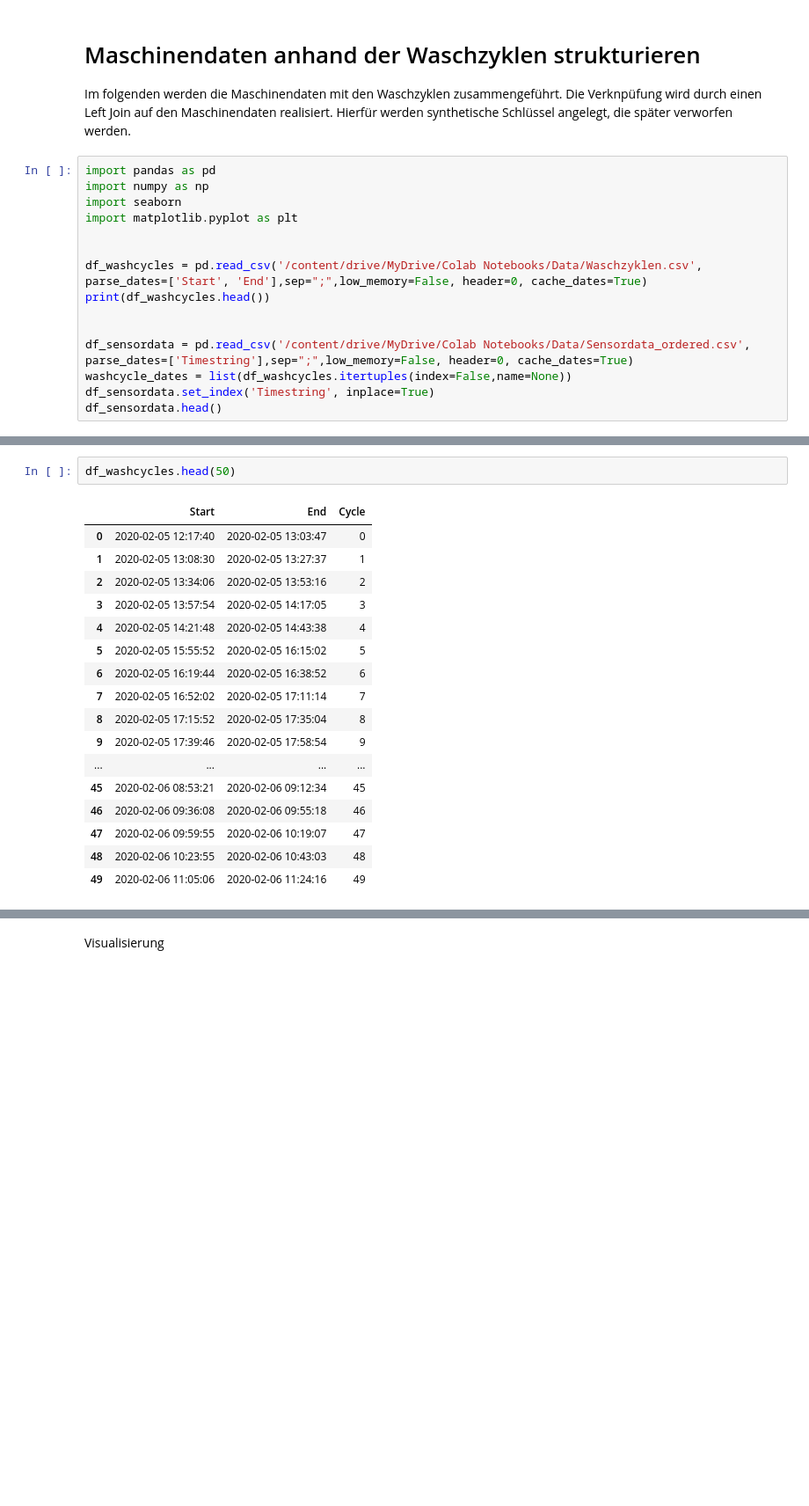
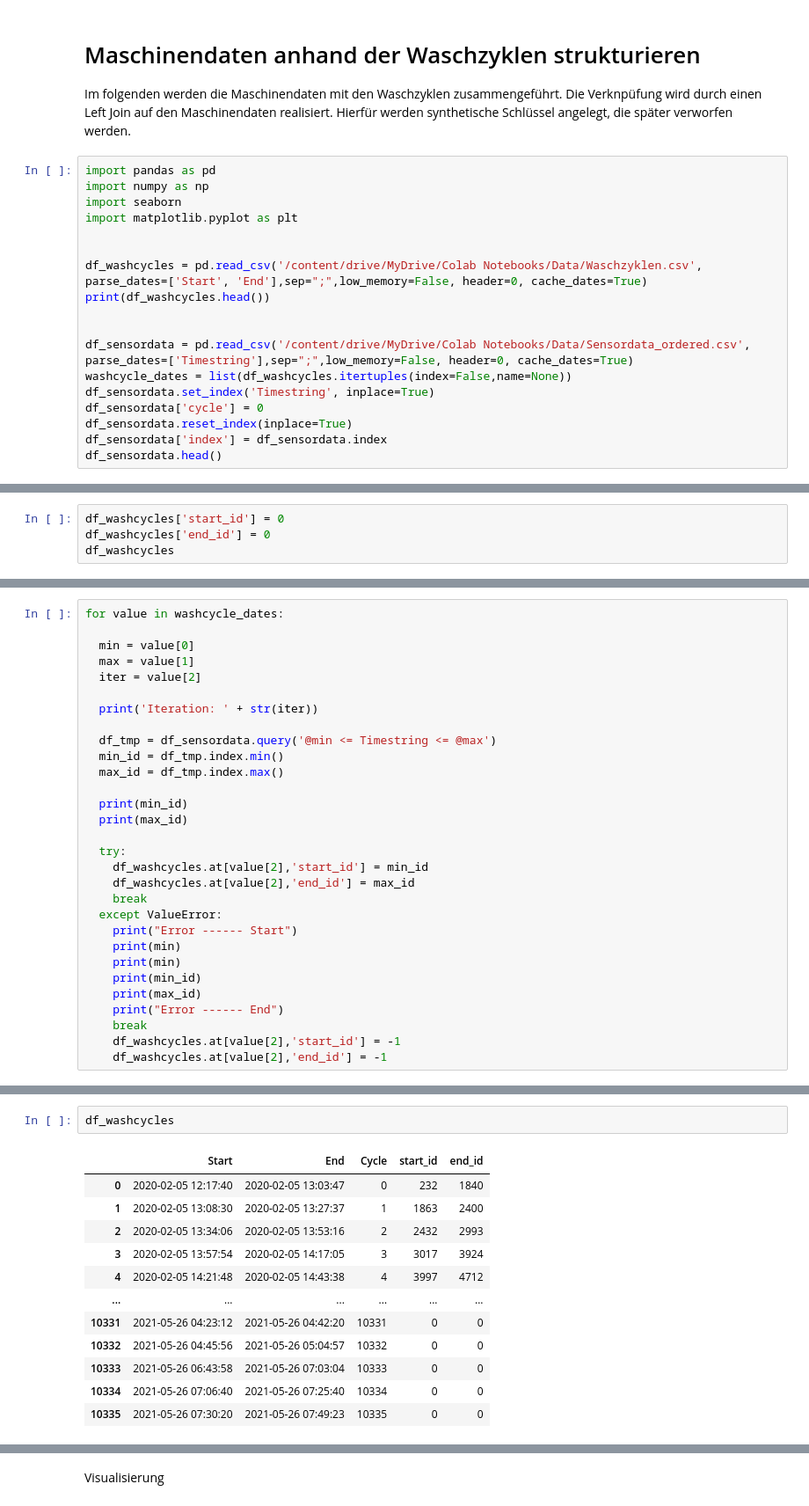
Before and after one commit to svenpete/Adressbuch, a Jupyter notebook: BvL.ipynb, the cells around one changed output, grey strips where cells are left out. Shown at 88% size. Cells and saved outputs as stored; diff of their text form; blank space fills up the shorter version.

```diff
--- a/BvL.ipynb
+++ b/BvL.ipynb
@@ -450,6 +477,9 @@ print(df_washcycles.head())
 df_sensordata = pd.read_csv('/content/drive/MyDrive/Colab Notebooks/Data/Sensordata_ordered.csv', parse_dates=['Timestring'],sep=";",low_memory=False, header=0, cache_dates=True)
 washcycle_dates = list(df_washcycles.itertuples(index=False,name=None))
 df_sensordata.set_index('Timestring', inplace=True)
+df_sensordata['cycle'] = 0
+df_sensordata.reset_index(inplace=True)
+df_sensordata['index'] = df_sensordata.index
 df_sensordata.head()
 # %% [output]
                 Start                 End  Cycle
@@ -467,0 +509,4 @@ df_sensordata.head()
+# %%
+df_washcycles['start_id'] = 0
+df_washcycles['end_id'] = 0
+df_washcycles
@@ -467,0 +527,30 @@ df_sensordata.head()
+# %%
+for value in washcycle_dates:
+
+  min = value[0]
+  max = value[1]
+  iter = value[2]
+
+  print('Iteration: ' + str(iter))
+
+  df_tmp = df_sensordata.query('@min <= Timestring <= @max')
+  min_id = df_tmp.index.min()
+  max_id = df_tmp.index.max()
+
+  print(min_id)
+  print(max_id)
+
+  try:
+    df_washcycles.at[value[2],'start_id'] = min_id
+    df_washcycles.at[value[2],'end_id'] = max_id
+    break
+  except ValueError:
+    print("Error ------ Start")
+    print(min)
+    print(min)
+    print(min_id)
+    print(max_id)
+    print("Error ------ End")
+    break
+    df_washcycles.at[value[2],'start_id'] = -1
+    df_washcycles.at[value[2],'end_id'] = -1
@@ -468,20 +561,15 @@ df_sensordata.head()
 # %%
-df_washcycles.head(50)
+df_washcycles
 # %% [output]
-|  | Start | End | Cycle |
-| 0 | 2020-02-05 12:17:40 | 2020-02-05 13:03:47 | 0 |
-| 1 | 2020-02-05 13:08:30 | 2020-02-05 13:27:37 | 1 |
-| 2 | 2020-02-05 13:34:06 | 2020-02-05 13:53:16 | 2 |
-| 3 | 2020-02-05 13:57:54 | 2020-02-05 14:17:05 | 3 |
-| 4 | 2020-02-05 14:21:48 | 2020-02-05 14:43:38 | 4 |
-| 5 | 2020-02-05 15:55:52 | 2020-02-05 16:15:02 | 5 |
-| 6 | 2020-02-05 16:19:44 | 2020-02-05 16:38:52 | 6 |
-| 7 | 2020-02-05 16:52:02 | 2020-02-05 17:11:14 | 7 |
-| 8 | 2020-02-05 17:15:52 | 2020-02-05 17:35:04 | 8 |
-| 9 | 2020-02-05 17:39:46 | 2020-02-05 17:58:54 | 9 |
-| ... | ... | ... | ... |
-| 45 | 2020-02-06 08:53:21 | 2020-02-06 09:12:34 | 45 |
-| 46 | 2020-02-06 09:36:08 | 2020-02-06 09:55:18 | 46 |
-| 47 | 2020-02-06 09:59:55 | 2020-02-06 10:19:07 | 47 |
-| 48 | 2020-02-06 10:23:55 | 2020-02-06 10:43:03 | 48 |
-| 49 | 2020-02-06 11:05:06 | 2020-02-06 11:24:16 | 49 |
+|  | Start | End | Cycle | start_id | end_id |
+| 0 | 2020-02-05 12:17:40 | 2020-02-05 13:03:47 | 0 | 232 | 1840 |
+| 1 | 2020-02-05 13:08:30 | 2020-02-05 13:27:37 | 1 | 1863 | 2400 |
+| 2 | 2020-02-05 13:34:06 | 2020-02-05 13:53:16 | 2 | 2432 | 2993 |
+| 3 | 2020-02-05 13:57:54 | 2020-02-05 14:17:05 | 3 | 3017 | 3924 |
+| 4 | 2020-02-05 14:21:48 | 2020-02-05 14:43:38 | 4 | 3997 | 4712 |
+| ... | ... | ... | ... | ... | ... |
+| 10331 | 2021-05-26 04:23:12 | 2021-05-26 04:42:20 | 10331 | 0 | 0 |
+| 10332 | 2021-05-26 04:45:56 | 2021-05-26 05:04:57 | 10332 | 0 | 0 |
+| 10333 | 2021-05-26 06:43:58 | 2021-05-26 07:03:04 | 10333 | 0 | 0 |
+| 10334 | 2021-05-26 07:06:40 | 2021-05-26 07:25:40 | 10334 | 0 | 0 |
+| 10335 | 2021-05-26 07:30:20 | 2021-05-26 07:49:23 | 10335 | 0 | 0 |
```
Also changed, not shown: parts of 23 cells of this notebook.
